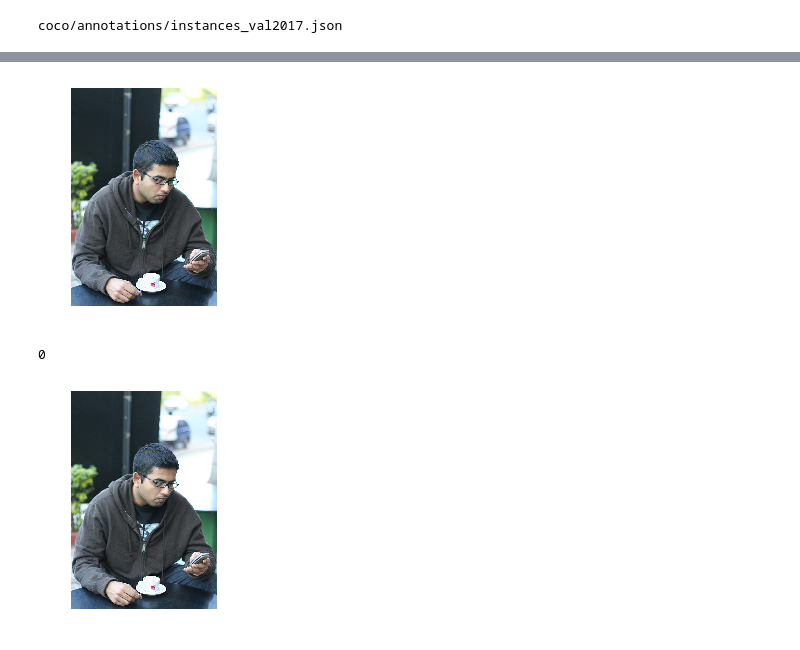
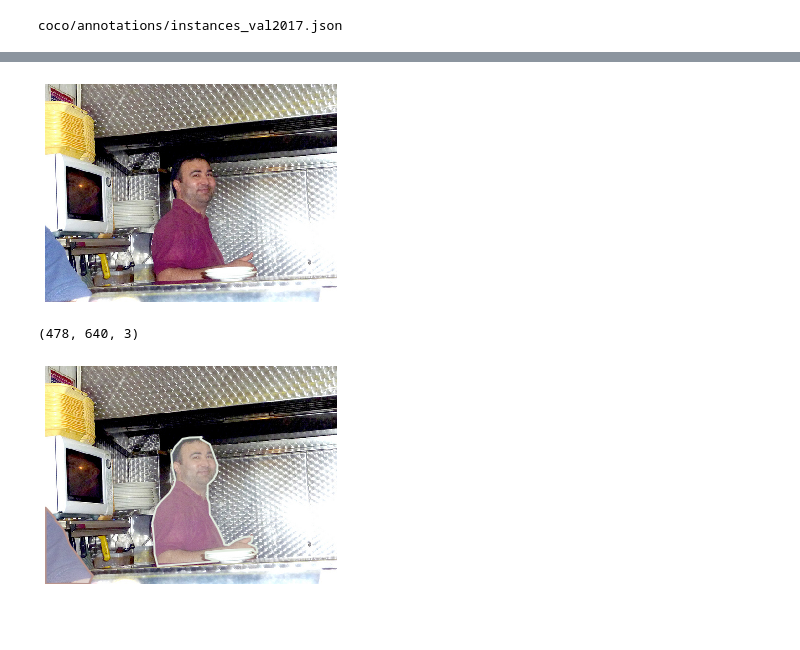
Before and after one commit to franciscovalentecastro/C16TAM2_CIMAT-SelectTopicsOfMachineLearning, a Jupyter notebook: resnet-posture/pycocoDemo.ipynb, the cells around one changed output, grey strips where cells are left out. Cells and saved outputs as stored; diff of their text form; code cells hidden in the pictures; blank space fills up the shorter version.

```diff
--- a/resnet-posture/pycocoDemo.ipynb
+++ b/resnet-posture/pycocoDemo.ipynb
@@ -38,8 +38,7 @@ appliance sports kitchen food indoor furniture animal person accessory vehicle e
 # %%
 # get all images containing given categories, select one at random
-catIds = coco.getCatIds(catNms=['person','dog','skateboard']);
+catIds = coco.getCatIds(catNms=['person']);
 imgIds = coco.getImgIds(catIds=catIds );
-imgIds = coco.getImgIds()
 img = coco.loadImgs(imgIds[np.random.randint(0,len(imgIds))])[0]
 print(img)
 # %% [output]
@@ -53,16 +52,17 @@ plt.axis('off')
 plt.imshow(I)
 plt.show()
 # %% [output]
-[figure, old version]
+[figure, new version]
 # %%
 # load and display instance annotations
+print(I.shape)
 plt.imshow(I); plt.axis('off')
-# annIds = coco.getAnnIds(imgIds=img['id'], catIds=catIds, iscrowd=None)
+annIds = coco.getAnnIds(imgIds=img['id'], catIds=catIds, iscrowd=None)
 anns = coco.loadAnns(annIds)
 coco.showAnns(anns)
 # %% [output]
-0
+(478, 640, 3)
-[figure, old version]
+[figure, new version]
 # %%
 # initialize COCO api for person keypoints annotations
 annFile = '{}/annotations/person_keypoints_{}.json'.format(dataDir,dataType)
```
Also changed, not shown: parts of 7 cells of this notebook, 5 other files.
